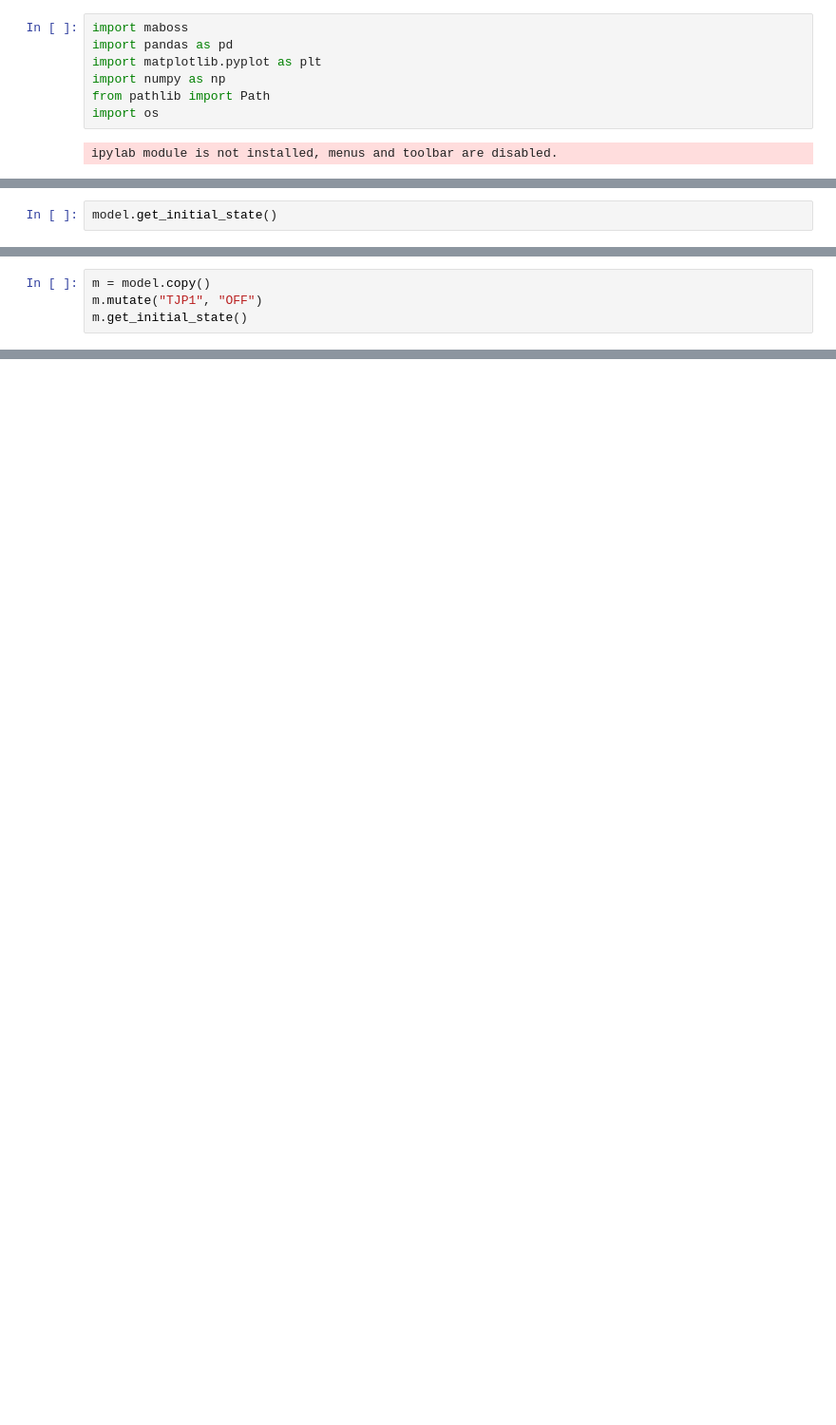
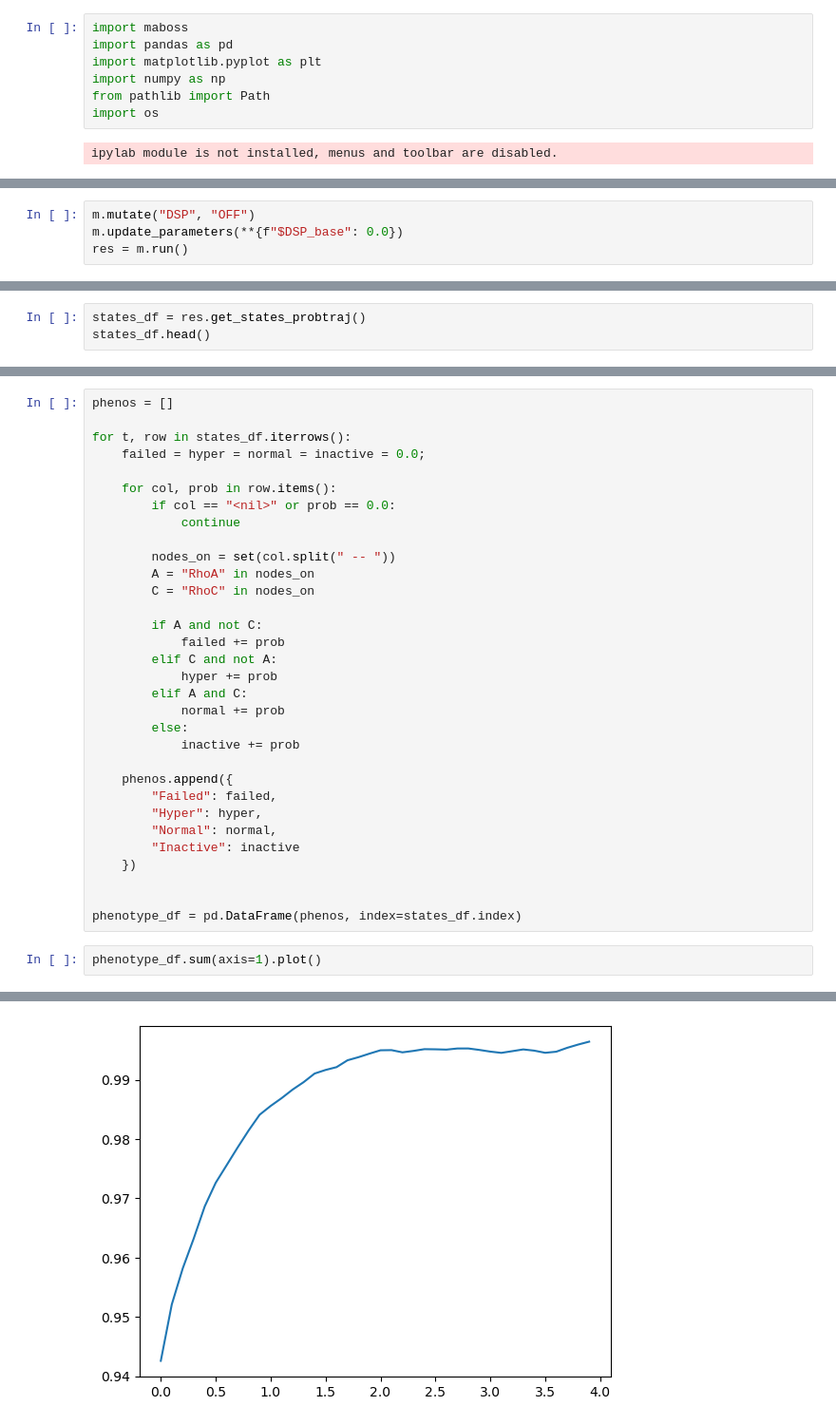
Before and after one commit to emilieyuu/endotehelial-masboss, a Jupyter notebook: notebooks/exploratory_testing.ipynb, the cells around one changed output, grey strips where cells are left out. Shown at 95% size. Cells and saved outputs as stored; diff of their text form; blank space fills up the shorter version.

Commit message:
model 2: changes to model 1 + manually tuned parameters

```diff
--- a/notebooks/exploratory_testing.ipynb
+++ b/notebooks/exploratory_testing.ipynb
@@ -14,2 +20,4 @@ model = maboss.load(model_file, cfg_file)
 # %%
-model.get_initial_state()
+m.mutate("DSP", "OFF")
+m.update_parameters(**{f"$DSP_base": 0.0})
+res = m.run()
@@ -17,0 +24,3 @@ model.get_initial_state()
+# %%
+states_df = res.get_states_probtraj()
+states_df.head()
@@ -18,5 +71,35 @@ model.get_initial_state()
+# %%
+phenos = []
+
+for t, row in states_df.iterrows():
+    failed = hyper = normal = inactive = 0.0;
+
+    for col, prob in row.items():
+        if col == "<nil>" or prob == 0.0:
+            continue
+
+        nodes_on = set(col.split(" -- "))
+        A = "RhoA" in nodes_on
+        C = "RhoC" in nodes_on
+
+        if A and not C:
+            failed += prob
+        elif C and not A:
+            hyper += prob
+        elif A and C:
+            normal += prob
+        else:
+            inactive += prob
+
+    phenos.append({
+        "Failed": failed,
+        "Hyper": hyper,
+        "Normal": normal,
+        "Inactive": inactive
+    })
+
+
+phenotype_df = pd.DataFrame(phenos, index=states_df.index)
 # %%
-m = model.copy()
-m.mutate("TJP1", "OFF")
-m.get_initial_state()
+phenotype_df.sum(axis=1).plot()
 # %% [output]
@@ -23,0 +107 @@ m.get_initial_state()
+[figure, added]
```
Also changed, not shown: parts of 6 cells of this notebook, 5 other files.
